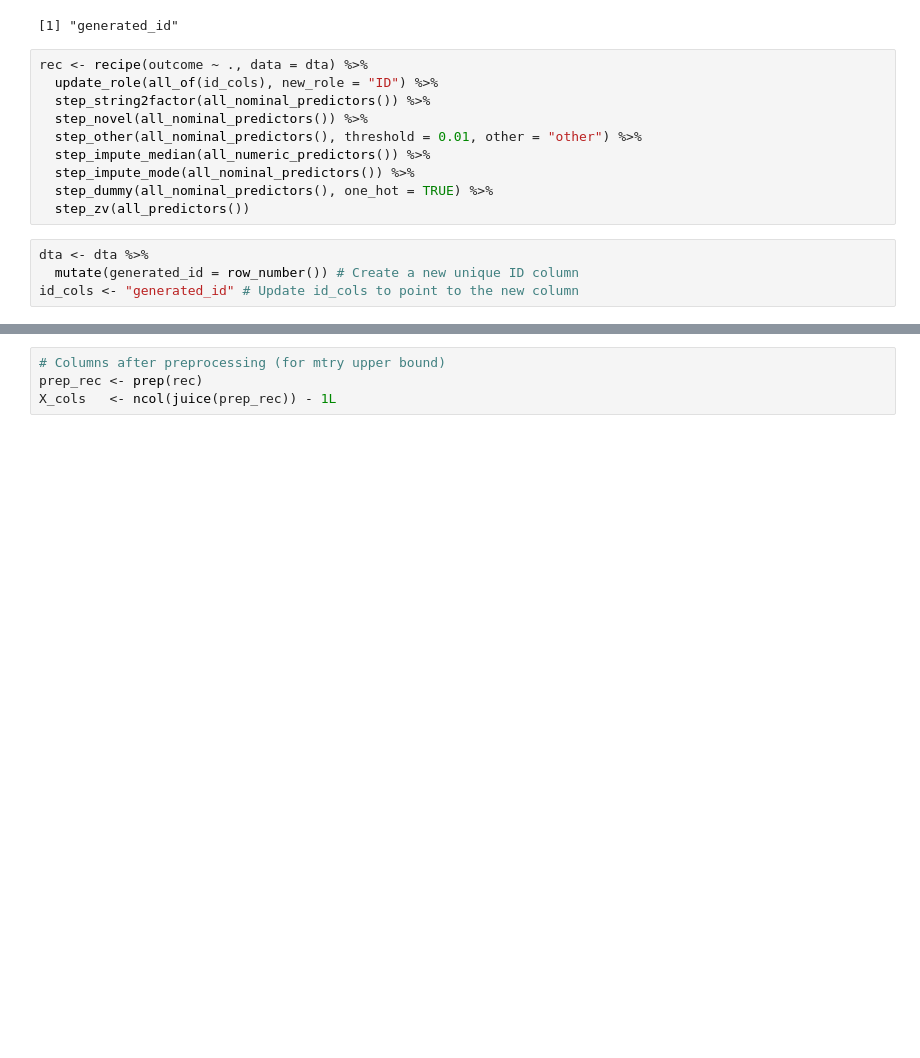
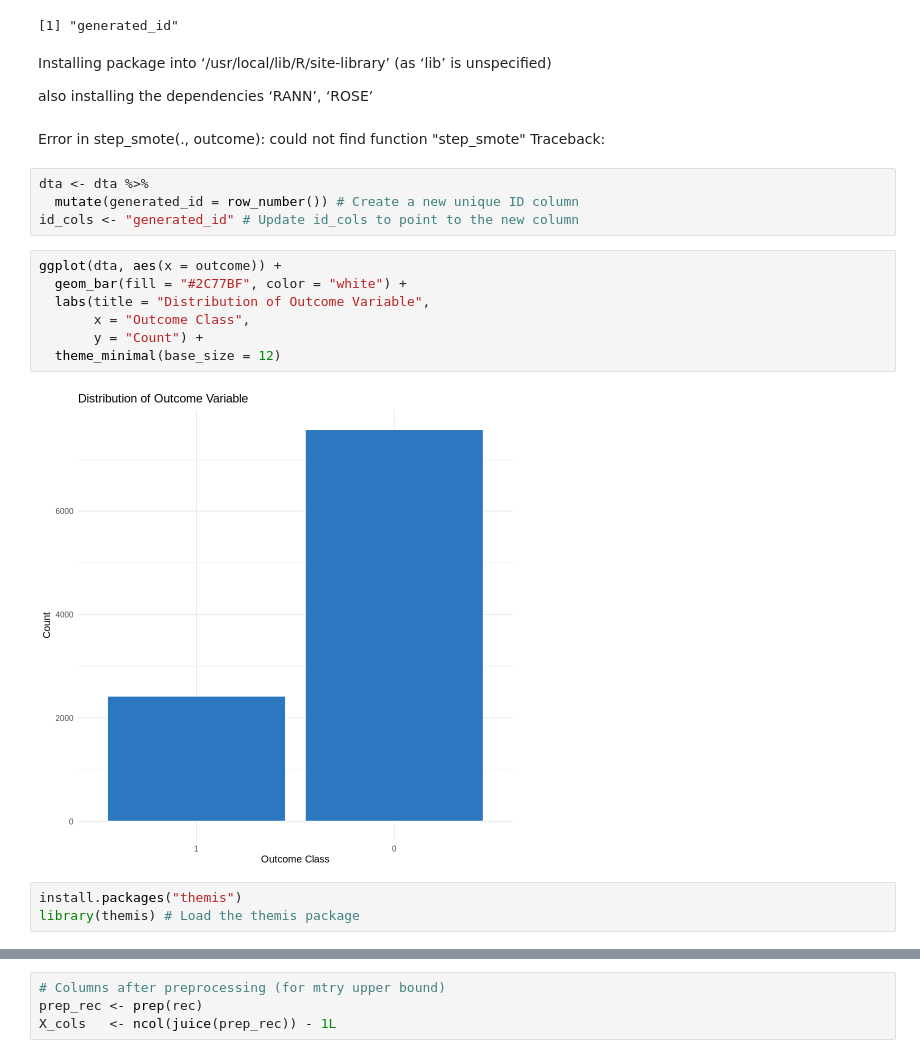
Before and after one commit to arun248751/Life-Insurance-Case-Study, a Jupyter notebook: colab_notebooks/Getting_Started_with_Colab_and_R.ipynb, the cells around one changed output, grey strips where cells are left out. Drawn from its saved outputs; the diff is of its cells as text; blank space fills up the shorter version.

```diff
--- a/colab_notebooks/Getting_Started_with_Colab_and_R.ipynb
+++ b/colab_notebooks/Getting_Started_with_Colab_and_R.ipynb
@@ -669,17 +669,27 @@ In summary: This line identifies if your dta dataframe contains columns named 'i
 head(id_cols)
 # %% [output]
 [1] "generated_id"
-# %%
-rec <- recipe(outcome ~ ., data = dta) %>%
-  update_role(all_of(id_cols), new_role = "ID") %>%
-  step_string2factor(all_nominal_predictors()) %>%
-  step_novel(all_nominal_predictors()) %>%
-  step_other(all_nominal_predictors(), threshold = 0.01, other = "other") %>%
-  step_impute_median(all_numeric_predictors()) %>%
-  step_impute_mode(all_nominal_predictors()) %>%
-  step_dummy(all_nominal_predictors(), one_hot = TRUE) %>%
-  step_zv(all_predictors())
+# %% [markdown]
+Installing package into ‘/usr/local/lib/R/site-library’
+(as ‘lib’ is unspecified)
+
+also installing the dependencies ‘RANN’, ‘ROSE’
+# %% [markdown]
+Error in step_smote(., outcome): could not find function "step_smote"
+Traceback:
 # %%
 dta <- dta %>%
   mutate(generated_id = row_number()) # Create a new unique ID column
 id_cols <- "generated_id" # Update id_cols to point to the new column
+# %%
+ggplot(dta, aes(x = outcome)) +
+  geom_bar(fill = "#2C77BF", color = "white") +
+  labs(title = "Distribution of Outcome Variable",
+       x = "Outcome Class",
+       y = "Count") +
+  theme_minimal(base_size = 12)
+# %% [output]
+[figure, added]
+# %%
+install.packages("themis")
+library(themis) # Load the themis package
```
Also changed, not shown: parts of 25 cells of this notebook.
